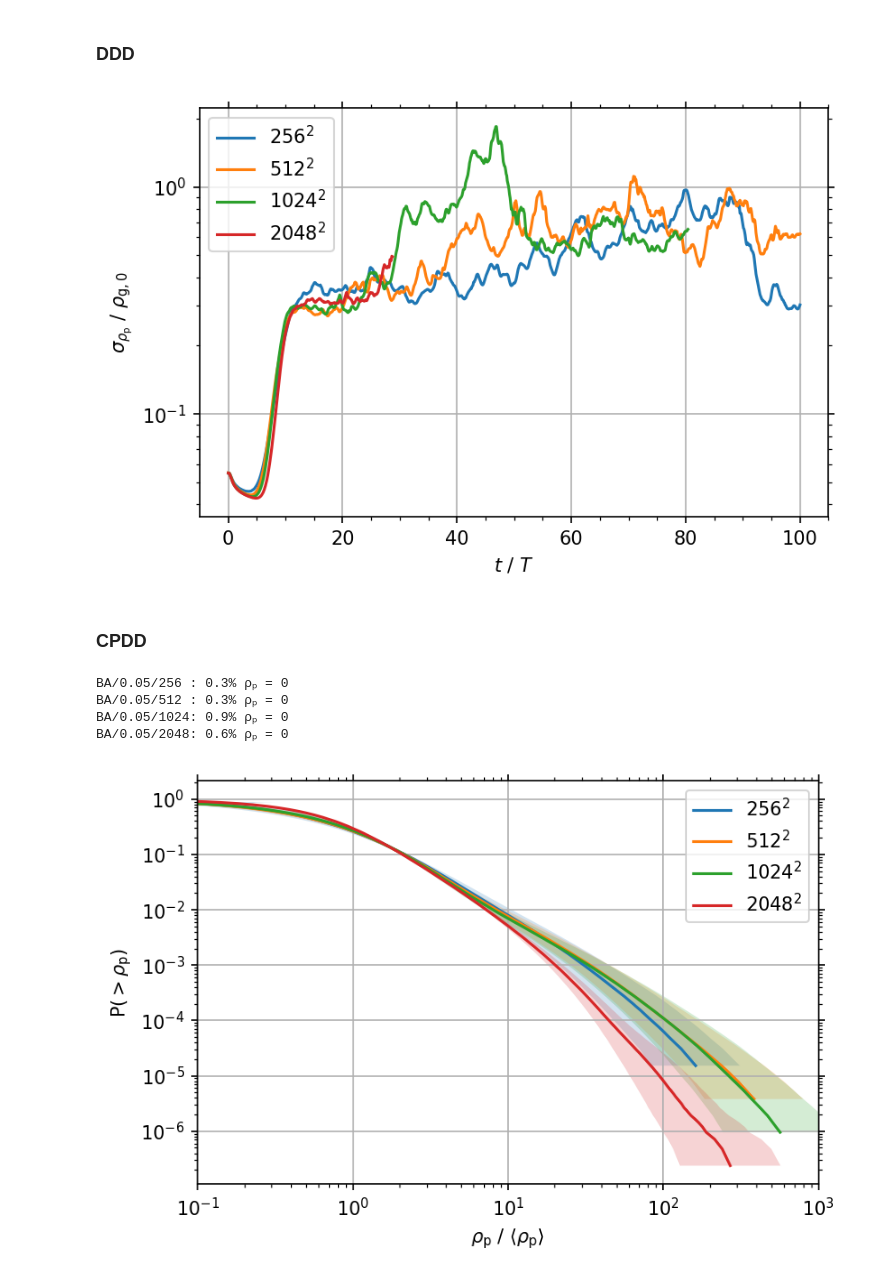
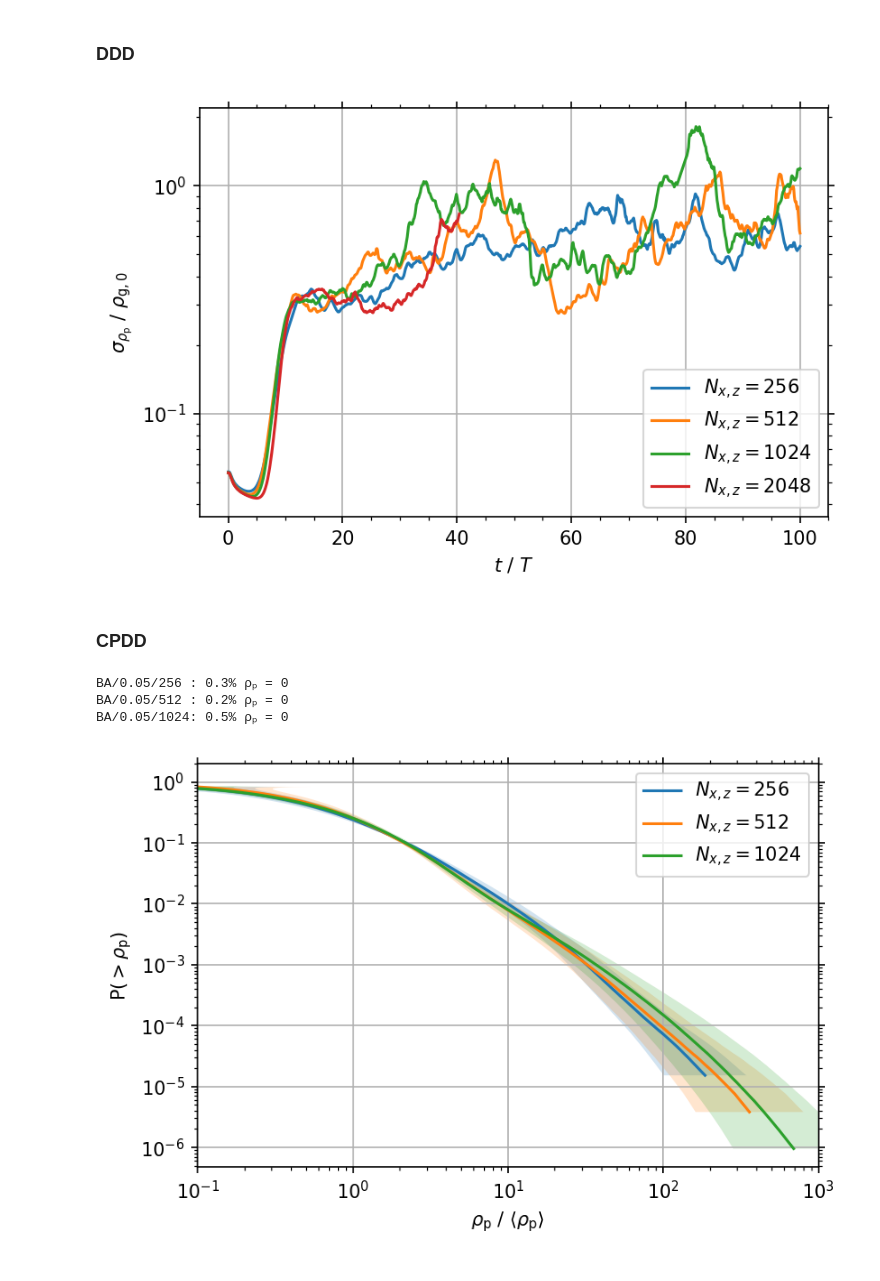
Before and after one commit to sabaronett/streaming-instability, a Jupyter notebook: ipynb/ResStudy.ipynb, the cells around one changed output. Saved outputs shown, nothing was run; the diff lists cells and outputs as text; code cells hidden in the pictures.

```diff
--- a/ipynb/ResStudy.ipynb
+++ b/ipynb/ResStudy.ipynb
@@ -19,13 +19,14 @@ $\epsilon=1.0$
 # %%
 fig, ax = plt.subplots(dpi=150)
 run = 'AB'
+Pi = '0.05'
 ress = ['256', '512', '1024', '2048']
 
 for res in ress:
-    hst = athena_read.hst('../nonlinear/Pi/%s/0.05/%s/output/SI.hst'%(run, res))
+    hst = athena_read.hst('../unstrat/%s/%s/%s/output/SI.hst'%(run, Pi, res))
     times = hst['time']
     rhop_amps = np.sqrt(hst['drhop2'] - hst['drhop']**2)
-    ax.semilogy(times, rhop_amps, label=res+r'$^2$')
+    ax.semilogy(times, rhop_amps, label=r'$N_{x,z}=$'+res)
 
 ax.grid()
 ax.legend()
@@ -44,12 +45,12 @@ Pi = '0.05'
 ress = ['256', '512', '1024', '2048']
 
 for res in ress:
-    data = np.load('../nonlinear/Pi/%s/%s/%s/output/cpdd.npz'%(run, Pi, res))
+    data = np.load('../unstrat/%s/%s/%s/output/cpdd.npz'%(run, Pi, res))
     nonzeros = np.count_nonzero(data['avgs'])
     size = data['avgs'].size
     zeros = size - nonzeros
     print('{}/{}/{:<4}: {:.1f}% ρₚ = 0'.format(run, Pi, res, 100*zeros/size))
-    ax.loglog(data['avgs'], data['cdf'], label=res+r'$^2$')
+    ax.loglog(data['avgs'], data['cdf'], label=r'$N_{x,z}=$'+res)
     ax.fill_betweenx(data['cdf'], data['avgs']/data['stds'],
                      data['avgs']*data['stds'], alpha=0.2)
 
@@ -75,13 +76,14 @@ $\epsilon=0.2$
 # %%
 fig, ax = plt.subplots(dpi=150)
 run = 'BA'
+Pi = '0.05'
 ress = ['256', '512', '1024', '2048']
 
 for res in ress:
-    hst = athena_read.hst('../nonlinear/Pi/%s/0.05/%s/output/SI.hst'%(run, res))
+    hst = athena_read.hst('../unstrat/%s/%s/%s/output/SI.hst'%(run, Pi, res))
     times = hst['time']
     rhop_amps = np.sqrt(hst['drhop2'] - hst['drhop']**2)
-    ax.semilogy(times, rhop_amps, label=res+r'$^2$')
+    ax.semilogy(times, rhop_amps, label=r'$N_{x,z}=$'+res)
 
 ax.grid()
 ax.legend()
@@ -89,35 +91,34 @@ ax.minorticks_on()
 ax.set(xlabel=r'$t$ / $T$', ylabel=r'$\sigma_{\rho_\mathrm{p}}$ / $\rho_\mathrm{g,0}$')
 ax.tick_params(axis='both', which='both', top=True, right=True)
 # %% [output]
-[figure, old version]
+[figure, new version]
 # %% [markdown]
 ### CPDD
 # %%
 fig, ax = plt.subplots(dpi=150)
 run = 'BA'
 xlim = (1e-1, 1e3)
 Pi = '0.05'
-ress = ['256', '512', '1024', '2048']
+ress = ['256', '512', '1024',]# '2048']
 
 for res in ress:
-    data = np.load('../nonlinear/Pi/%s/%s/%s/output/cpdd.npz'%(run, Pi, res))
+    data = np.load('../unstrat/%s/%s/%s/output/cpdd.npz'%(run, Pi, res))
     nonzeros = np.count_nonzero(data['avgs'])
     size = data['avgs'].size
     zeros = size - nonzeros
     print('{}/{}/{:<4}: {:.1f}% ρₚ = 0'.format(run, Pi, res, 100*zeros/size))
-    ax.loglog(data['avgs'], data['cdf'], label=res+r'$^2$')
+    ax.loglog(data['avgs'], data['cdf'], label=r'$N_{x,z}=$'+res)
     ax.fill_betweenx(data['cdf'], data['avgs']/data['stds'],
                      data['avgs']*data['stds'], alpha=0.2)
 
 ax.grid()
 ax.legend()
 ax.minorticks_on()
 ax.set(xlim=xlim, xlabel=r'$\rho_\mathrm{p}$ / $\langle \rho_\mathrm{p} \rangle$',
        ylabel=r'P$(>\rho_\mathrm{p})$')
 ax.tick_params(axis='both', which='both', top=True, right=True)
 # %% [output]
 BA/0.05/256 : 0.3% ρₚ = 0
-BA/0.05/512 : 0.3% ρₚ = 0
-BA/0.05/1024: 0.9% ρₚ = 0
-BA/0.05/2048: 0.6% ρₚ = 0
+BA/0.05/512 : 0.2% ρₚ = 0
+BA/0.05/1024: 0.5% ρₚ = 0
-[figure, old version]
+[figure, new version]
```
Also changed, not shown: parts of 3 cells of this notebook, 12 other files.
